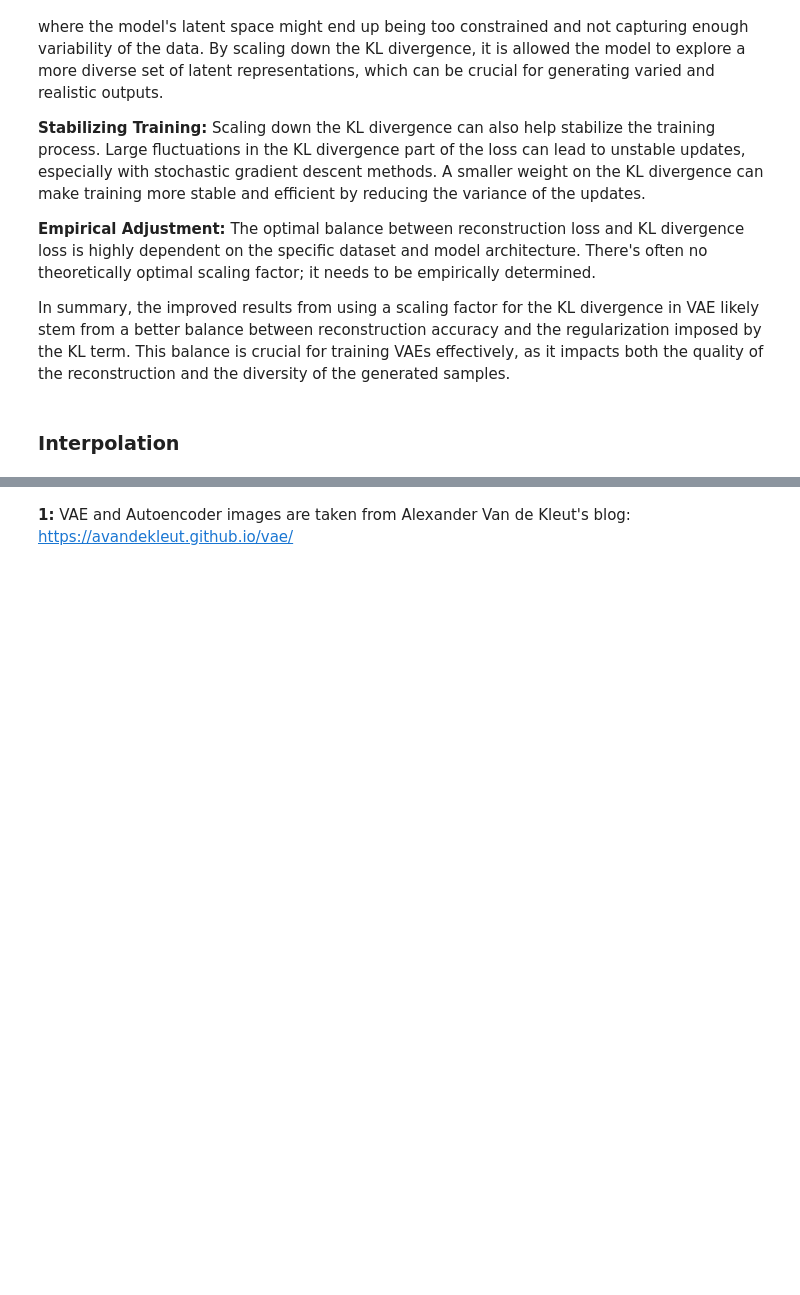
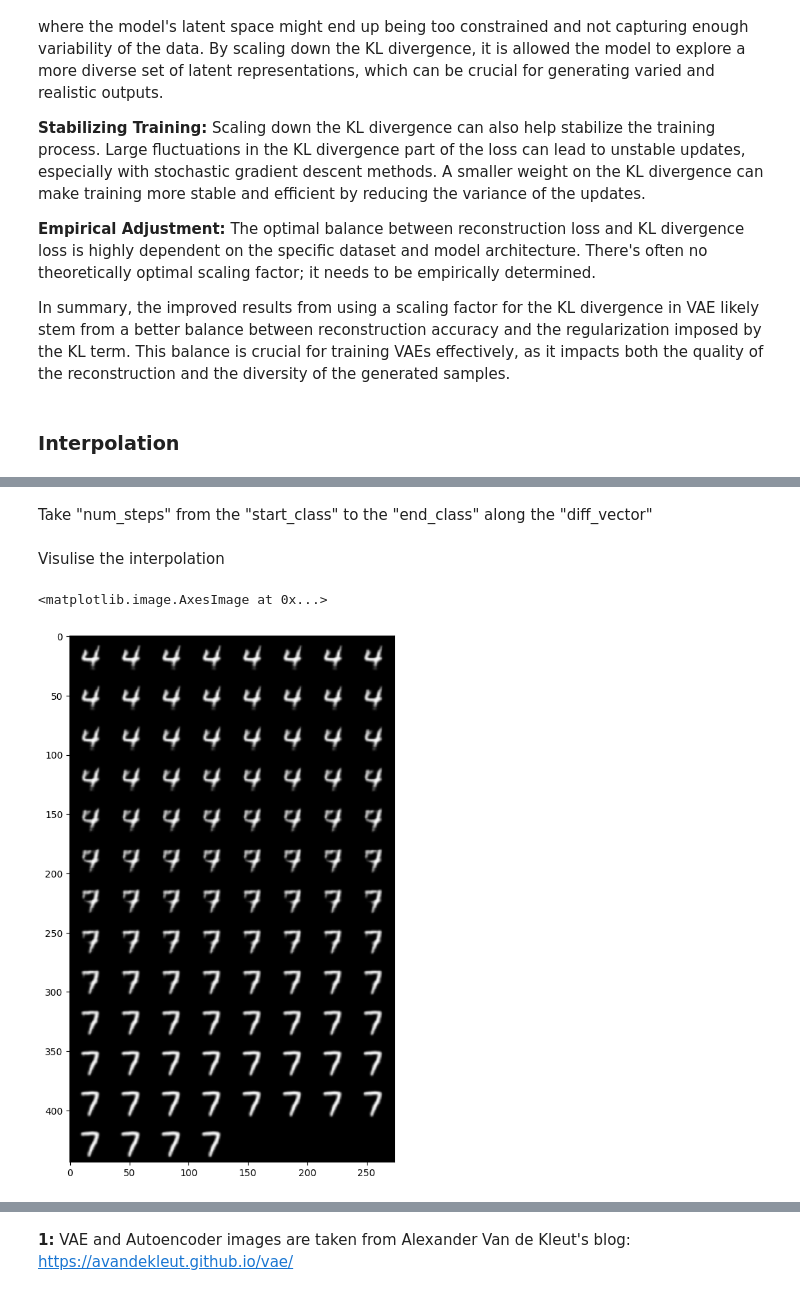
Before and after one commit to arkeodev/computer-vision, a Jupyter notebook: Demystifying_Autoencoders_A_Deep_Dive_into_Neural_Network_Compression_and_Reconstruction.ipynb, the cells around one changed output, grey strips where cells are left out. Drawn from its saved outputs; the diff is of its cells as text; code cells hidden in the pictures; blank space fills up the shorter version.

```diff
--- a/Demystifying_Autoencoders_A_Deep_Dive_into_Neural_Network_Compression_and_Reconstruction.ipynb
+++ b/Demystifying_Autoencoders_A_Deep_Dive_into_Neural_Network_Compression_and_Reconstruction.ipynb
@@ -878,0 +980,26 @@ In summary, the improved results from using a scaling factor for the KL divergen
+# %%
+# Pick the two classes to move between
+start_class = 4
+end_class = 7
+
+# Number of interpolation steps
+num_steps = 100
+steps = torch.linspace(0,1,num_steps)
+
+# Get the vector pointing from one class to the other
+diff_vector = class_means[end_class] - class_means[start_class]
+# %% [markdown]
+Take "num_steps" from the "start_class" to the "end_class" along the "diff_vector"
+# %%
+latent_steps = class_means[start_class] + (steps.view(num_steps, 1, 1, 1) * diff_vector.view(1, latent_size, 1, 1))
+
+recon_steps = vae_net.decoder(latent_steps.view(100, -1).to(device))
+# %% [markdown]
+Visulise the interpolation
+# %%
+plt.figure(figsize = (20,10))
+out = vutils.make_grid(recon_steps.detach().cpu(), normalize=True)
+plt.imshow(out.numpy().transpose((1, 2, 0)))
+# %% [output]
+<matplotlib.image.AxesImage at 0x...>
+[figure, added]
```
Also changed, not shown: parts of 21 cells of this notebook.
